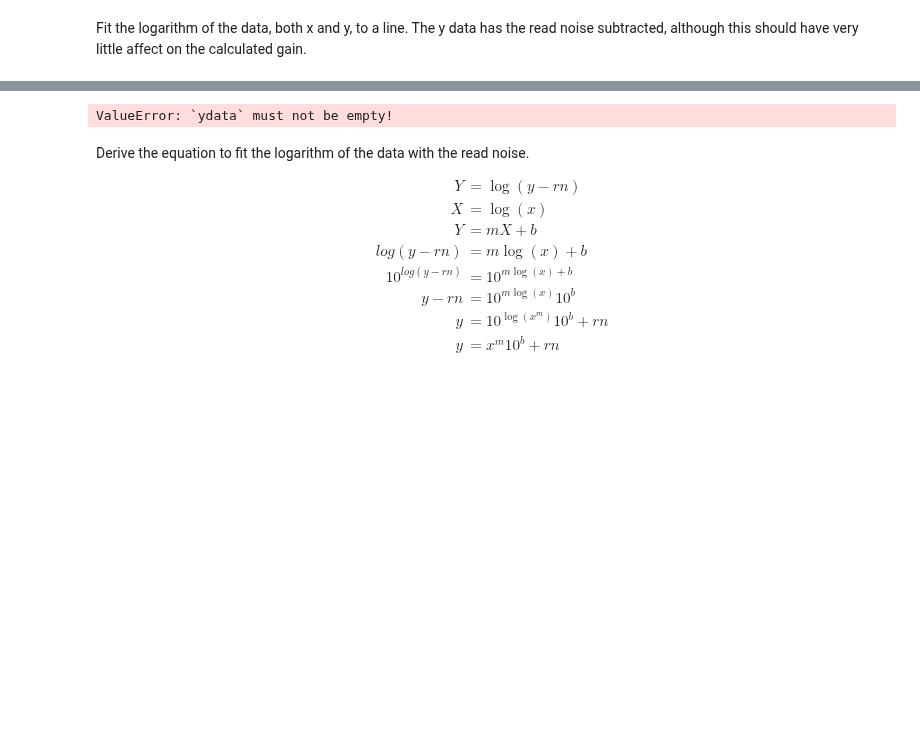
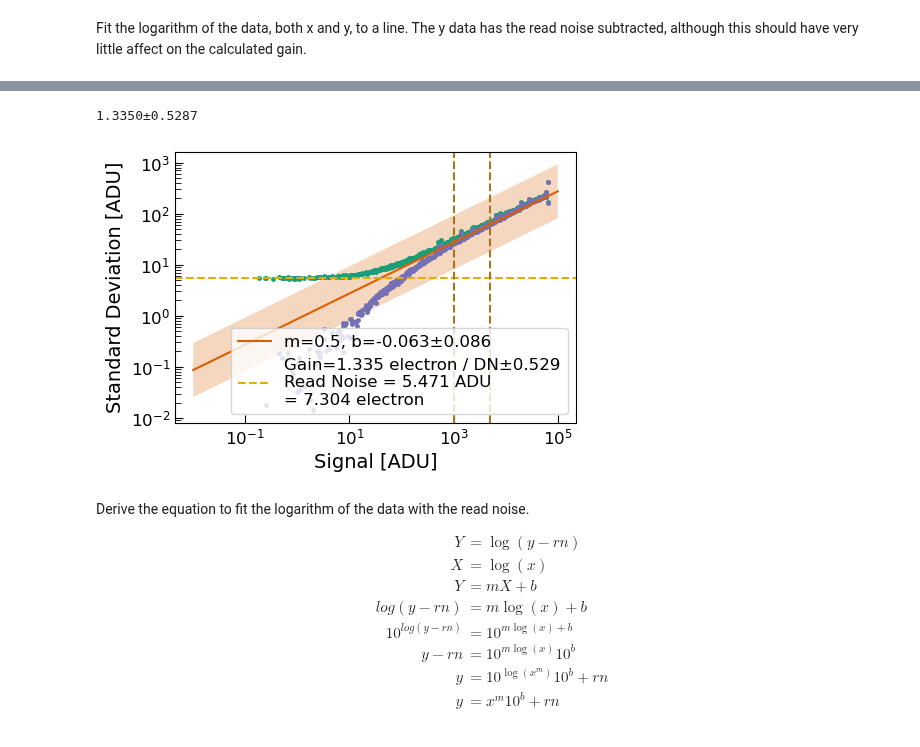
Before and after one commit to brockparker/Research, a Jupyter notebook: CCDs/Sophia/ptc_test.ipynb, the cells around one changed output, grey strips where cells are left out. Drawn from its saved outputs; the diff is of its cells as text; code cells hidden in the pictures; blank space fills up the shorter version.

```diff
--- a/CCDs/Sophia/ptc_test.ipynb
+++ b/CCDs/Sophia/ptc_test.ipynb
@@ -175,10 +157,11 @@ def line(x, m, b):
     return m * x + b
 
 def fit_log_line(xdata, ydata, rn):
+    log_sigma = np.log10(np.sqrt(ydata))
     log_x_data = np.log10(xdata)
     log_y_data = np.log10(ydata - rn)
 
-    popt, pcov = curve_fit(lambda x, b: line(x, 0.5, b), log_x_data, log_y_data)
+    popt, pcov = curve_fit(lambda x, b: line(x, 0.5, b), log_x_data, log_y_data, sigma=log_sigma, absolute_sigma=True)
     #popt, pcov = curve_fit(lambda x, b: line(x, 0.5, b), log_x_data, log_y_data)
     perr = np.sqrt(np.diag(pcov))
 
@@ -214,40 +227,39 @@ Read noise fitting signals below 1: 5.55398
+# %%
+def prop_error(b, sigma_b):
+    return 2 * 100**(-b) * np.log(10)  * sigma_b
+# %%
+calc_gain_error = prop_error(popt[0], perr[0])
+print('{:.4f}±{:.4f}'.format(calc_gain.value, calc_gain_error))
+# %% [output]
+1.3350±0.5287
 # %%
-lower = 2e3
-upper = 1e4
-
-cut_idx = (signal_array>lower) & (signal_array<upper)
-
-popt, perr = fit_log_line(signal_array[cut_idx], error_array[cut_idx], rn)
-
-calc_gain = 10**(-popt[0]/0.5) * u.electron / u.DN
-
-rn_e = rn * u.DN * calc_gain
-
-print(calc_gain)
-
 fig, ax = plt.subplots(layout='tight', figsize=(5,3.5))
 
 x = np.linspace(-2, 5, 1000)
 
+upper_line = 10**line(x, 0.5, *popt + calc_gain_error)
+lower_line = 10**line(x, 0.5, *popt - calc_gain_error)
+
 ax.plot(signal_array, error_array, ls='', marker='.', color=colors[0], markersize=5)
 ax.plot(signal_array, error_array-rn, ls='', marker='.', color=colors[2], markersize=5)
 ax.plot(10**x, 10**line(x, 0.5, *popt), ls='-', color=colors[1], label='m=0.5, b={:.3f}±{:.3f}'.format(popt[0], perr[0]))
+ax.fill_between(10**x, lower_line, upper_line, color=colors[1], alpha=0.25, edgecolor=None)
 # ax.plot(10**x, 10**line(x, 0.5, *popt) + rn, ls='-', color=colors[1])
 
 ax.set_xlabel(r'Signal [ADU]')
 ax.set_ylabel(r'Standard Deviation [ADU]')
 ax.tick_params(axis='both', direction='in', which='both')
-plt.axhline(rn, ls='--', color=colors[5], label='Gain={:.3f}\nRead Noise = {:.3f} ADU\n= {:.3f}'.format(calc_gain, rn, rn_e))
+plt.axhline(rn, ls='--', color=colors[5], label='Gain={:.3f}±{:.3f}\nRead Noise = {:.3f} ADU\n= {:.3f}'.format(calc_gain, calc_gain_error, rn, rn_e))
 plt.axvline(lower, ls='--', color=colors[6])
 plt.axvline(upper, ls='--', color=colors[6])
 plt.xscale('log')
 plt.yscale('log')
 plt.legend(loc='lower right')
 fig.tight_layout()
-#plt.savefig(save_dir + r'\Sophia_PTC_Bias_20241102.png'.format(step),dpi = 500)
+plt.savefig(save_dir + r'\Sophia_PTC_Poission_Yerrs.png',dpi = 500)
 plt.show()
 # %% [output]
-ValueError: `ydata` must not be empty!
+[figure, added]
 # %% [markdown]
 Derive the equation to fit the logarithm of the data with the read noise.
 
```
Also changed, not shown: parts of 6 cells of this notebook, 2 other files.
